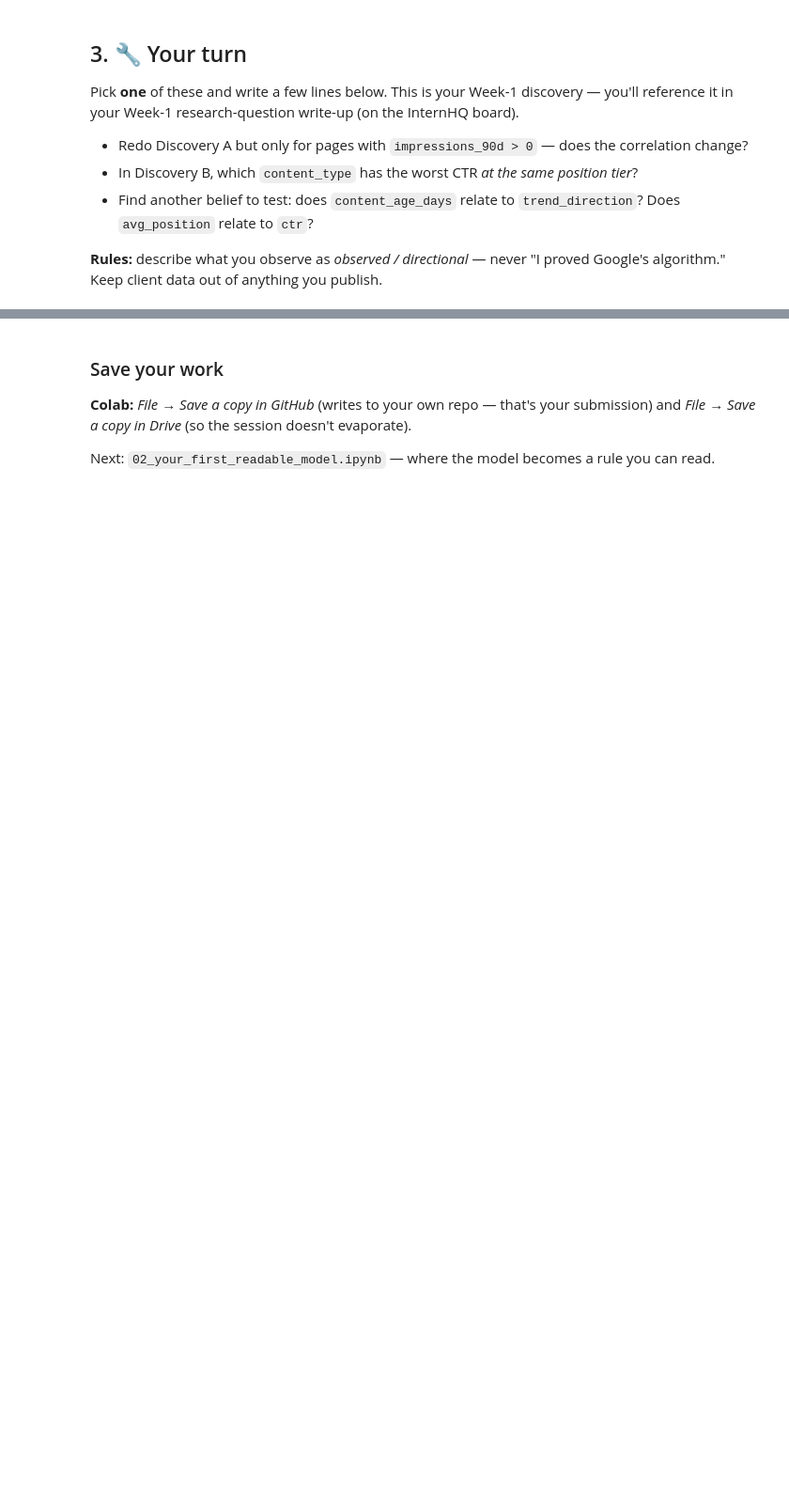
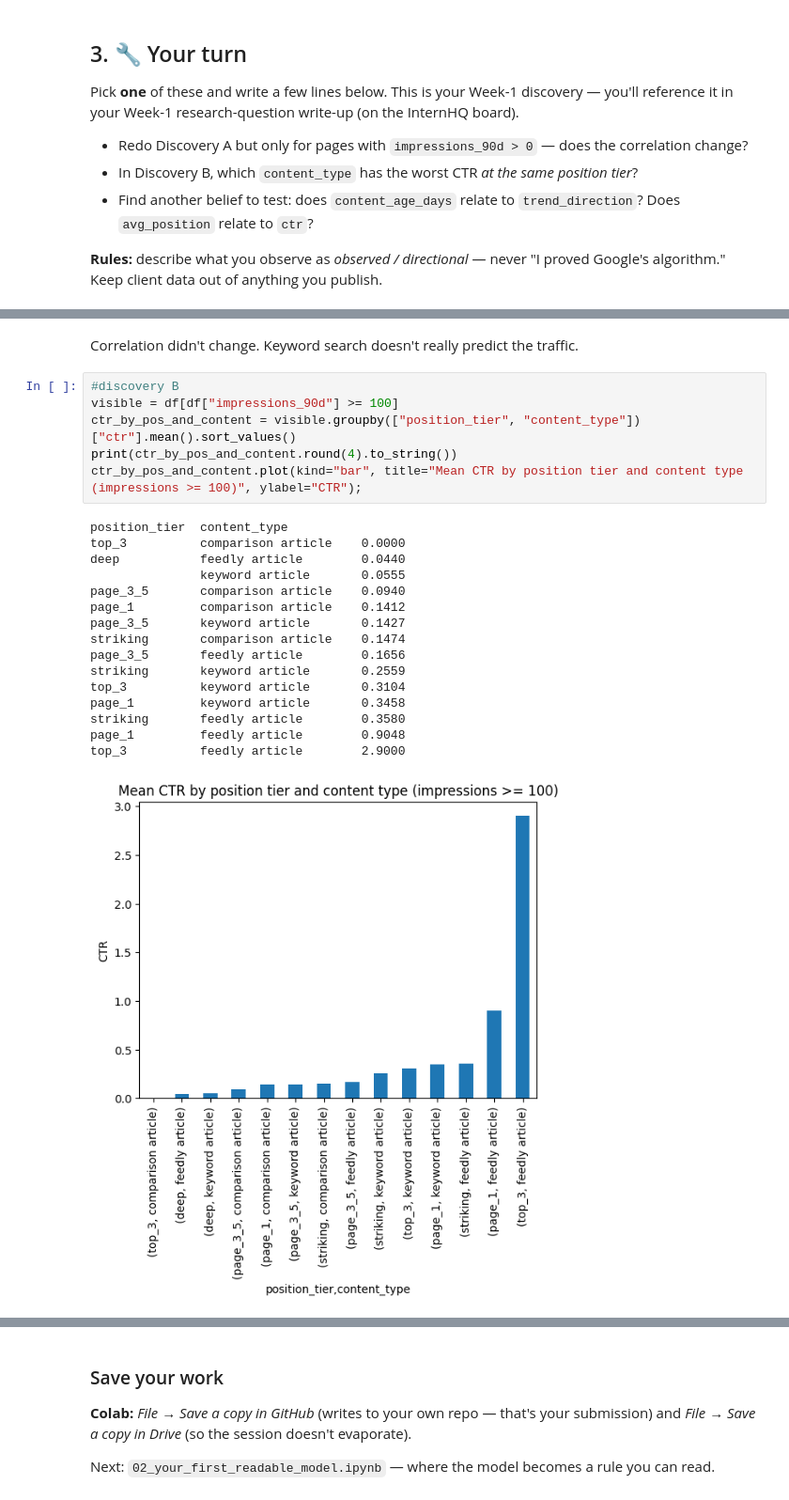
Before and after one commit to oliwialosko/ML_Assignment1, a Jupyter notebook: 01_first_look_and_discovery.ipynb, the cells around one changed output, grey strips where cells are left out. Shown at 94% size. Drawn from its saved outputs; the diff is of its cells as text; blank space fills up the shorter version.

```diff
--- a/01_first_look_and_discovery.ipynb
+++ b/01_first_look_and_discovery.ipynb
@@ -103,0 +164,25 @@ Pick **one** of these and write a few lines below. This is your Week-1 discovery
+# %% [markdown]
+Correlation didn't change. Keyword search doesn't really predict the traffic.
+# %%
+#discovery B
+visible = df[df["impressions_90d"] >= 100]
+ctr_by_pos_and_content = visible.groupby(["position_tier", "content_type"])["ctr"].mean().sort_values()
+print(ctr_by_pos_and_content.round(4).to_string())
+ctr_by_pos_and_content.plot(kind="bar", title="Mean CTR by position tier and content type (impressions >= 100)", ylabel="CTR");
+# %% [output]
+position_tier  content_type
+top_3          comparison article    0.0000
+deep           feedly article        0.0440
+               keyword article       0.0555
+page_3_5       comparison article    0.0940
+page_1         comparison article    0.1412
+page_3_5       keyword article       0.1427
+striking       comparison article    0.1474
+page_3_5       feedly article        0.1656
+striking       keyword article       0.2559
+top_3          keyword article       0.3104
+page_1         keyword article       0.3458
+striking       feedly article        0.3580
+page_1         feedly article        0.9048
+top_3          feedly article        2.9000
+[figure, added]
```
Also changed, not shown: parts of 11 cells of this notebook.
